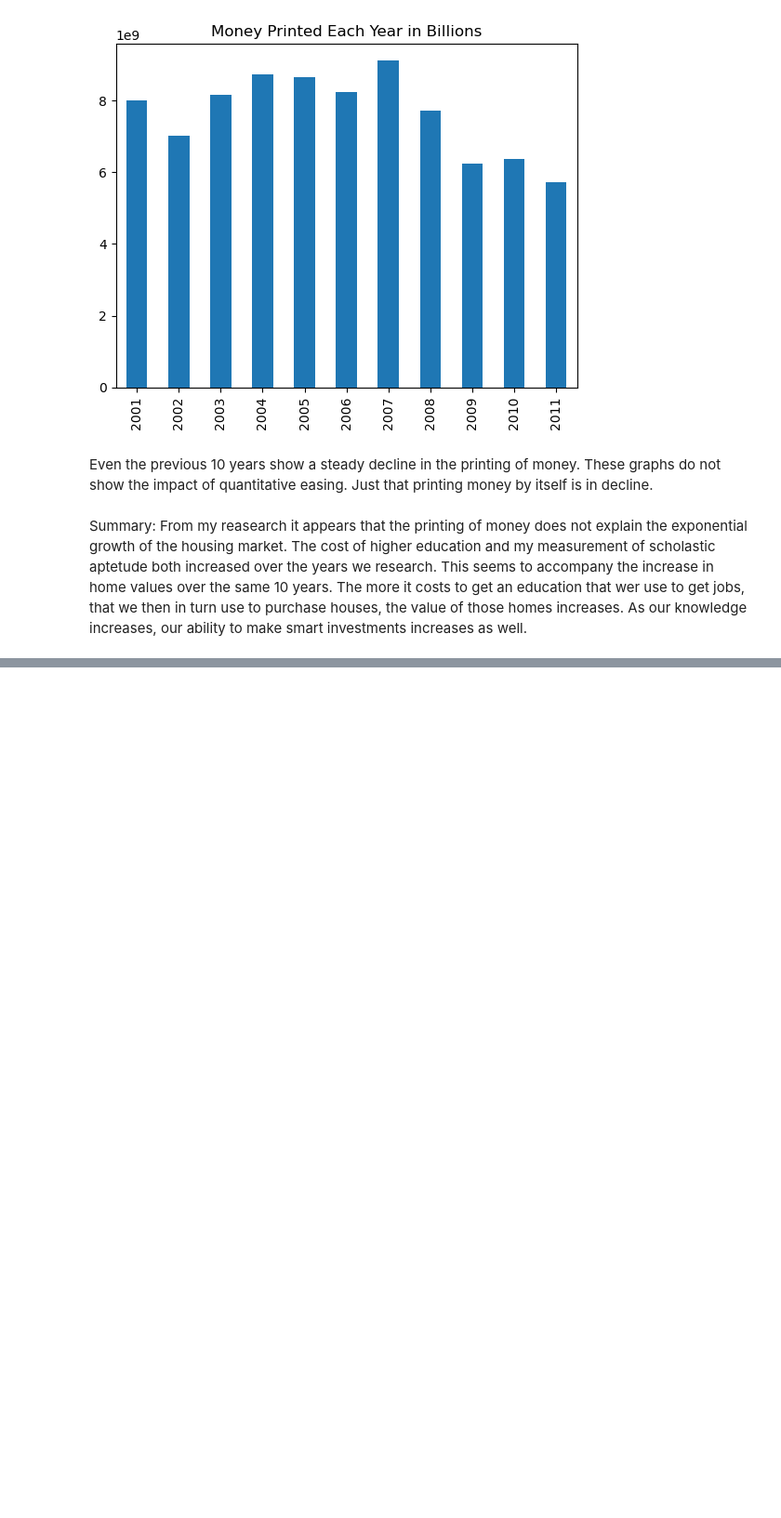
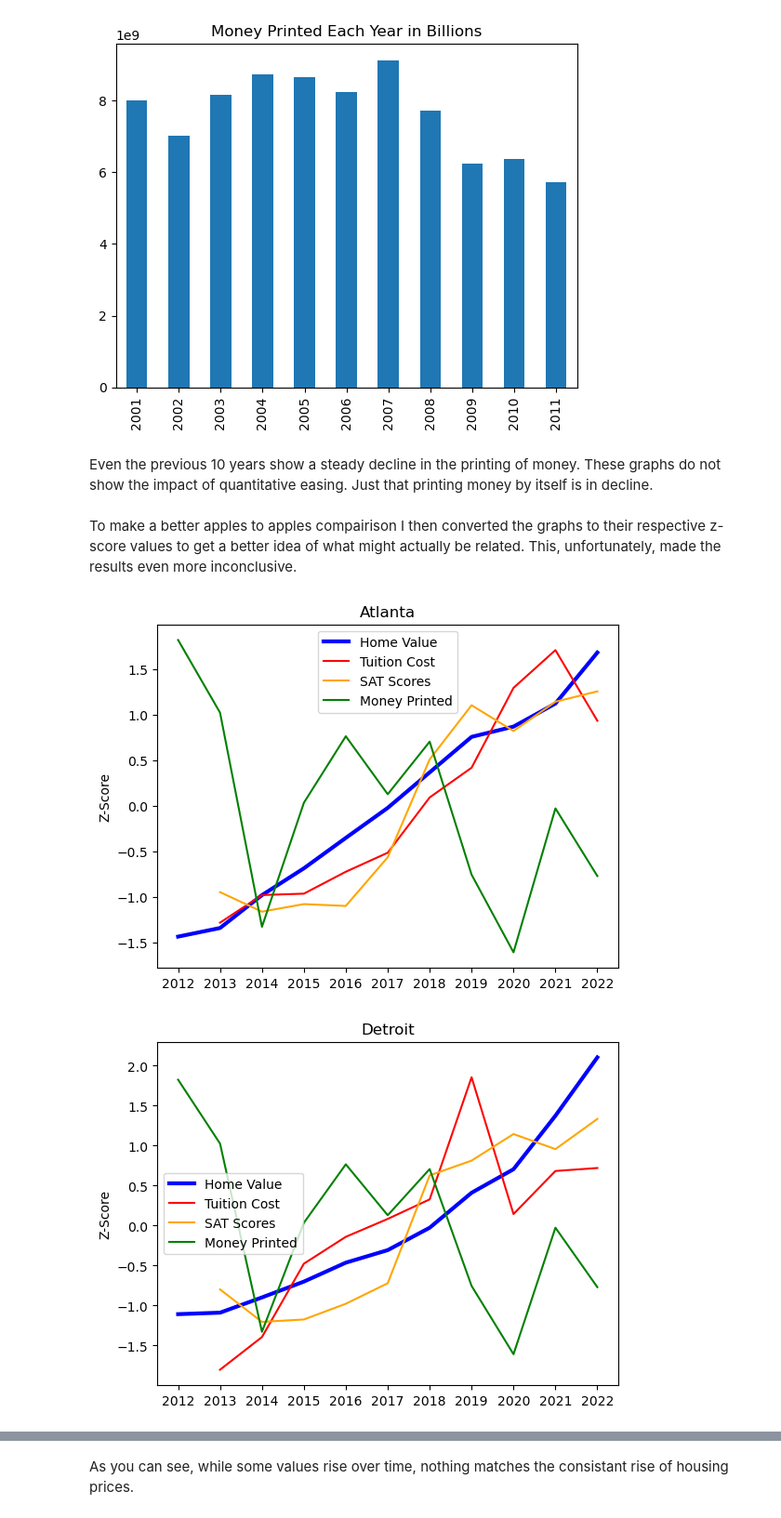
Before and after one commit to MWatkins87/Class_Project_Group_5, a Jupyter notebook: matthew_watkins.ipynb, the cells around one changed output, grey strips where cells are left out. Shown at 93% size. Cells and saved outputs as stored; diff of their text form; code cells hidden in the pictures; blank space fills up the shorter version.

Commit message:
added some comparison graphs for each city at the end converting everything to its z score values to have an accurate compairison.

```diff
--- a/matthew_watkins.ipynb
+++ b/matthew_watkins.ipynb
@@ -1056,5 +1057,22 @@ printed_money_totals_df2.plot(kind='bar', title='Money Printed Each Year in Bill
 [figure]
 # %% [markdown]
 Even the previous 10 years show a steady decline in the printing of money. These graphs do not show the impact of quantitative easing. Just that printing money by itself is in decline.
-# %% [markdown]
-Summary: From my reasearch it appears that the printing of money does not explain the exponential growth of the housing market. The cost of higher education and my measurement of scholastic aptetude both increased over the years we research. This seems to accompany the increase in home values over the same 10 years. The more it costs to get an education that wer use to get jobs, that we then in turn use to purchase houses, the value of those homes increases. As our knowledge increases, our ability to make smart investments increases as well.
+# %% [markdown]
+To make a better apples to apples compairison I then converted the graphs to their respective z-score values to get a better idea of what might actually be related. This, unfortunately, made the results even more inconclusive.
+# %%
+for city in cities:
+    homes=st.zscore(real_estate_prices_plot[[city]]) #setting a variable for home values
+    college=st.zscore(merged_college_cost[[city]]) #setting a variable for Tuition costs
+    sat=st.zscore(merged_avg_sat[[city]]) #setting a variable for SAT scores
+    money=st.zscore(printed_money_totals_df) #setting a variable for money printed
+    plt.plot(homes, color='blue', label="Home Value", linewidth=3) # adding the home value and making the line bold
+    plt.plot(college, color='red', label="Tuition Cost") # adding the Tuition cost
+    plt.plot(sat, color='orange', label="SAT Scores") # Adding the SAT scores
+    plt.plot(money, color='green', label="Money Printed") # Adding the money printing report
+    plt.title(city) # adding the tital from the cities list
+    plt.legend() # adding a legend for clarity
+    plt.ylabel("Z-Score")
+    plt.show()
+# %% [output]
+[figure, added]
+[figure, added]
@@ -1060,0 +1087,2 @@ Summary: From my reasearch it appears that the printing of money does not explai
+# %% [markdown]
+As you can see, while some values rise over time, nothing matches the consistant rise of housing prices.
```
Also changed, not shown: parts of 3 cells of this notebook.
